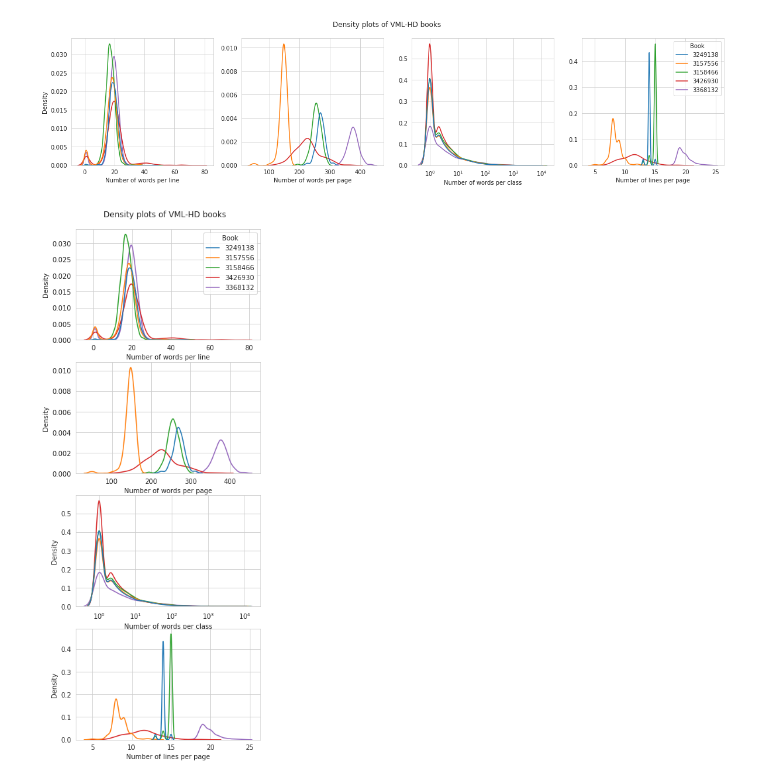
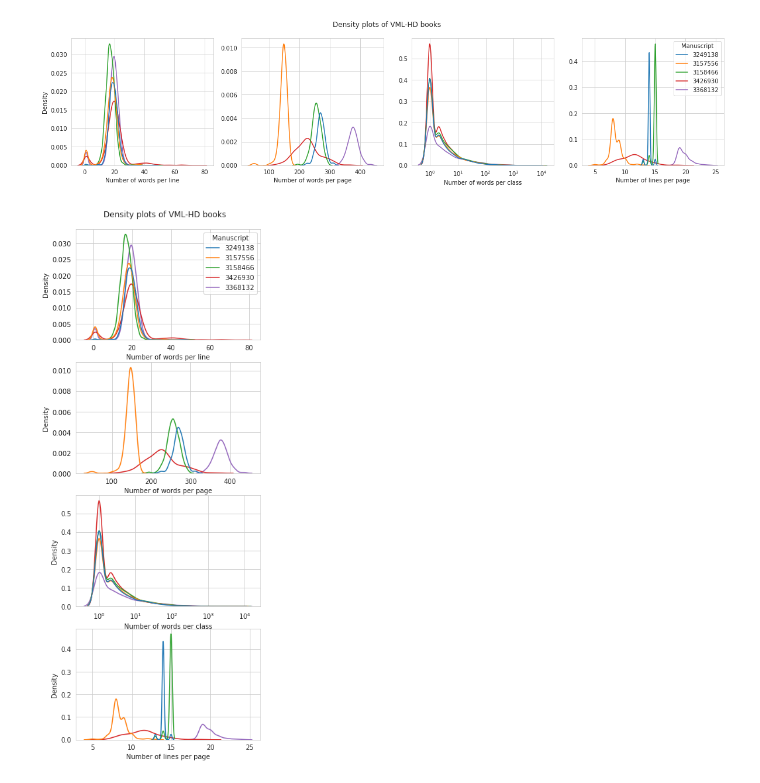
Before and after one commit to beratkurar/vmlhd_dataset_text_line_annotations_from_word_annotations, a Jupyter notebook: vml_pagexml_line_and_word_labels_from_word_labels_with_statistics.ipynb, the cells around one changed output. Drawn from its saved outputs; the diff is of its cells as text; code cells hidden in the pictures.

```diff
--- a/vml_pagexml_line_and_word_labels_from_word_labels_with_statistics.ipynb
+++ b/vml_pagexml_line_and_word_labels_from_word_labels_with_statistics.ipynb
@@ -424,27 +424,27 @@ fig.savefig('all_density_horizontal.png', dpi=300)
 # %%
 fig, axes = plt.subplots(4, 1, figsize=(5, 13))
 plt.subplots_adjust(top=0.95)
 fig.suptitle('Density plots of VML-HD books')
 
 sns.kdeplot(ax=axes[0],data=all_books_word_dist_per_line_df, x="number_of_words", hue="book_name")
 axes[0].set(xlabel="Number of words per line")
 axes[0].set(ylabel="Density")
-axes[0].get_legend().set_title("Book")
+axes[0].get_legend().set_title("Manuscript")
 
 sns.kdeplot(ax=axes[1],data=all_books_word_dist_per_page_df, x="number_of_words", hue="book_name", legend=False)
 axes[1].set(xlabel="Number of words per page")
 axes[1].set(ylabel="Density")
 
 sns.kdeplot(ax=axes[2],data=all_books_word_dist_per_class_df, x="number_of_words", hue="book_name", legend=False, log_scale=True)
 axes[2].set(xlabel="Number of words per class")
 axes[2].set(ylabel="Density")
 
 sns.kdeplot(ax=axes[3],data=all_books_line_dist_per_page_df, x="number_of_lines", hue="book_name", legend=False)
 axes[3].set(xlabel="Number of lines per page")
 axes[3].set(ylabel="Density")
 
 fig.savefig('all_density_vertical.png', dpi=300)
 # %% [output]
-[figure, old version]
+[figure, new version]
 # %%
 fig.savefig('all_density_vertical.pdf', dpi=300, bbox_inches = 'tight')
```
Also changed, not shown: parts of 2 cells of this notebook.
